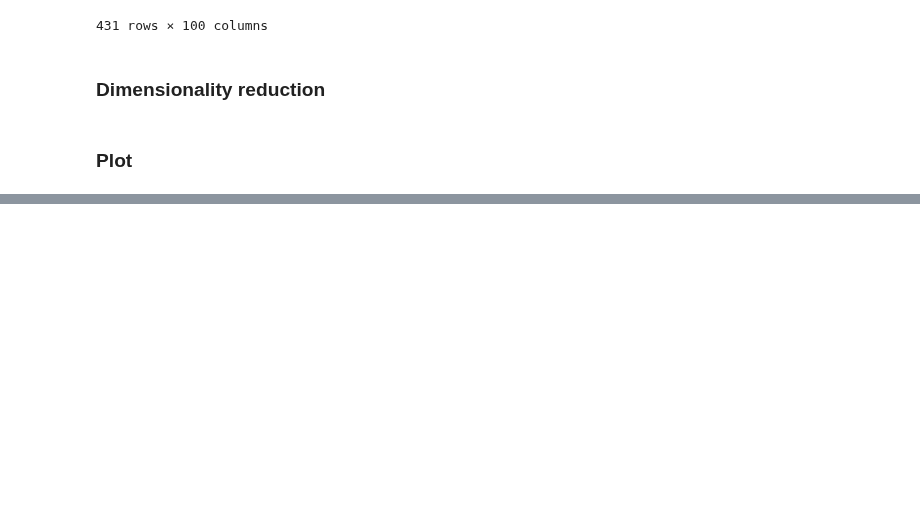
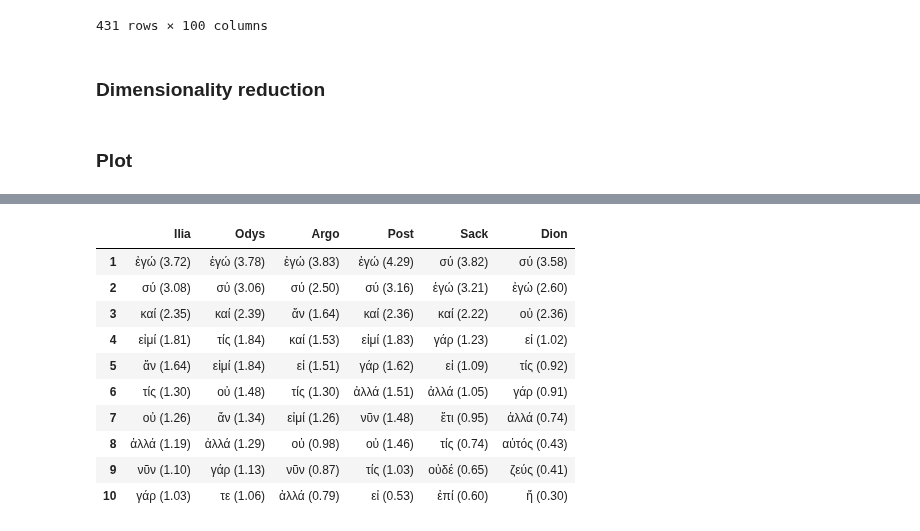
Before and after one commit to cwf2/uva_common, a Jupyter notebook: Figures for Berenice 1 - author and speech signal.ipynb, the cells around one changed output, grey strips where cells are left out. Cells and saved outputs as stored; diff of their text form; code cells hidden in the pictures; blank space fills up the shorter version.

```diff
--- a/Figures for Berenice 1 - author and speech signal.ipynb
+++ b/Figures for Berenice 1 - author and speech signal.ipynb
@@ -240,0 +281,33 @@ plt.show()
+# %%
+def show_top_lemmas_per_work(n=10, show_scores=False):
+    '''Generate a table of top speech/narrative lemmas'''
+
+    works = ["Ilia", "Odys", "Argo", "Post", "Sack", "Dion"]
+
+    if show_scores:
+        return pd.DataFrame(
+            {work: [f"{lem} ({val:.2f})"
+            for lem, val in diff_scaled.loc[work].sort_values(ascending=False).head(top_n).items()]
+                 for work in works},
+            index=range(1, top_n + 1)
+        )
+    else:
+        return pd.DataFrame(
+            {work: diff_scaled.loc[work].sort_values(ascending=False).head(top_n).index
+                 for work in works},
+            index=range(1, top_n + 1)
+        )
+
+show_top_lemmas_per_work(show_scores=True)
+# %% [output]
+|  | Ilia | Odys | Argo | Post | Sack | Dion |
+| 1 | ἐγώ (3.72) | ἐγώ (3.78) | ἐγώ (3.83) | ἐγώ (4.29) | σύ (3.82) | σύ (3.58) |
+| 2 | σύ (3.08) | σύ (3.06) | σύ (2.50) | σύ (3.16) | ἐγώ (3.21) | ἐγώ (2.60) |
+| 3 | καί (2.35) | καί (2.39) | ἄν (1.64) | καί (2.36) | καί (2.22) | οὐ (2.36) |
+| 4 | εἰμί (1.81) | τίς (1.84) | καί (1.53) | εἰμί (1.83) | γάρ (1.23) | εἰ (1.02) |
+| 5 | ἄν (1.64) | εἰμί (1.84) | εἰ (1.51) | γάρ (1.62) | εἰ (1.09) | τίς (0.92) |
+| 6 | τίς (1.30) | οὐ (1.48) | τίς (1.30) | ἀλλά (1.51) | ἀλλά (1.05) | γάρ (0.91) |
+| 7 | οὐ (1.26) | ἄν (1.34) | εἰμί (1.26) | νῦν (1.48) | ἔτι (0.95) | ἀλλά (0.74) |
+| 8 | ἀλλά (1.19) | ἀλλά (1.29) | οὐ (0.98) | οὐ (1.46) | τίς (0.74) | αὐτός (0.43) |
+| 9 | νῦν (1.10) | γάρ (1.13) | νῦν (0.87) | τίς (1.03) | οὐδέ (0.65) | ζεύς (0.41) |
+| 10 | γάρ (1.03) | τε (1.06) | ἀλλά (0.79) | εἰ (0.53) | ἐπί (0.60) | ἤ (0.30) |
```
Also changed, not shown: parts of 9 cells of this notebook.
